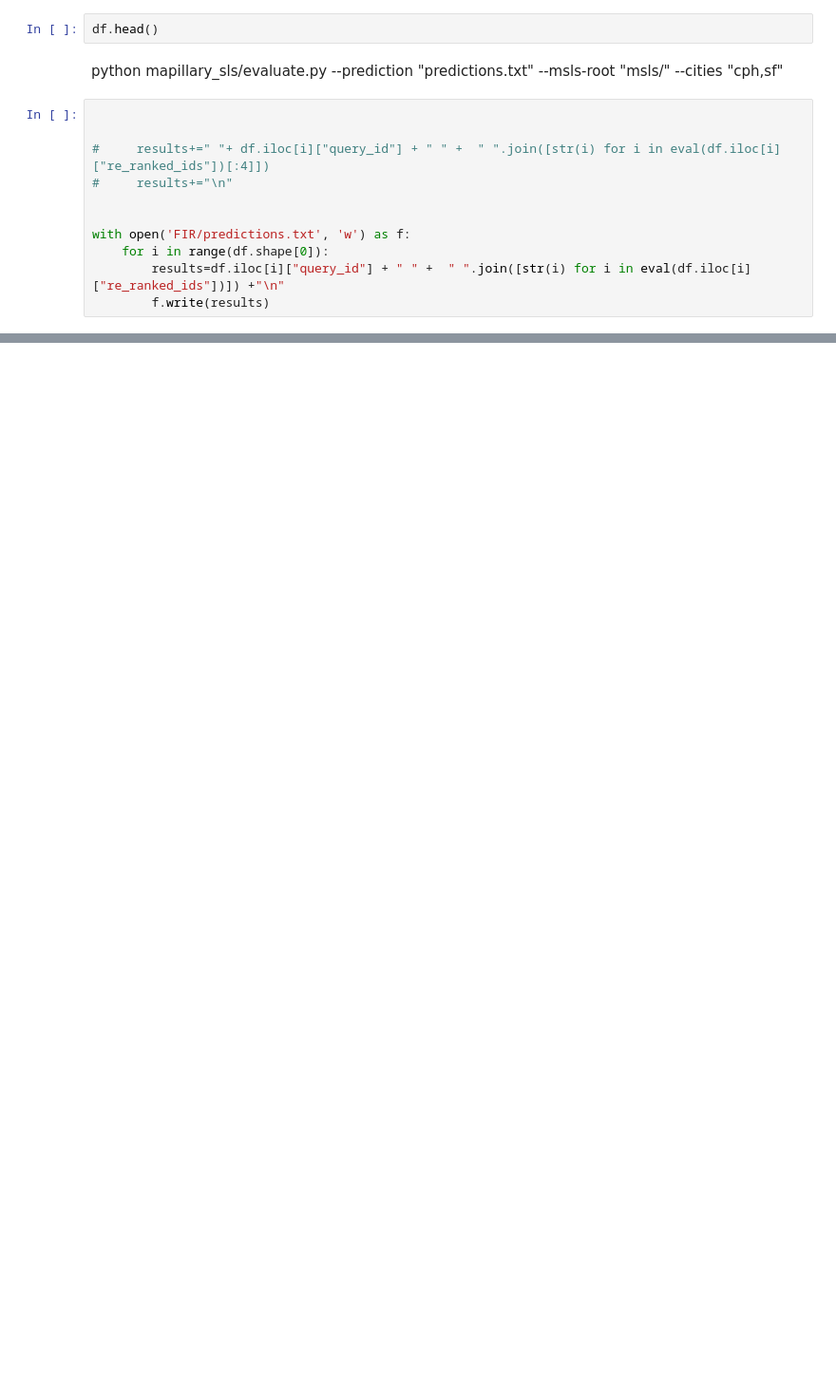
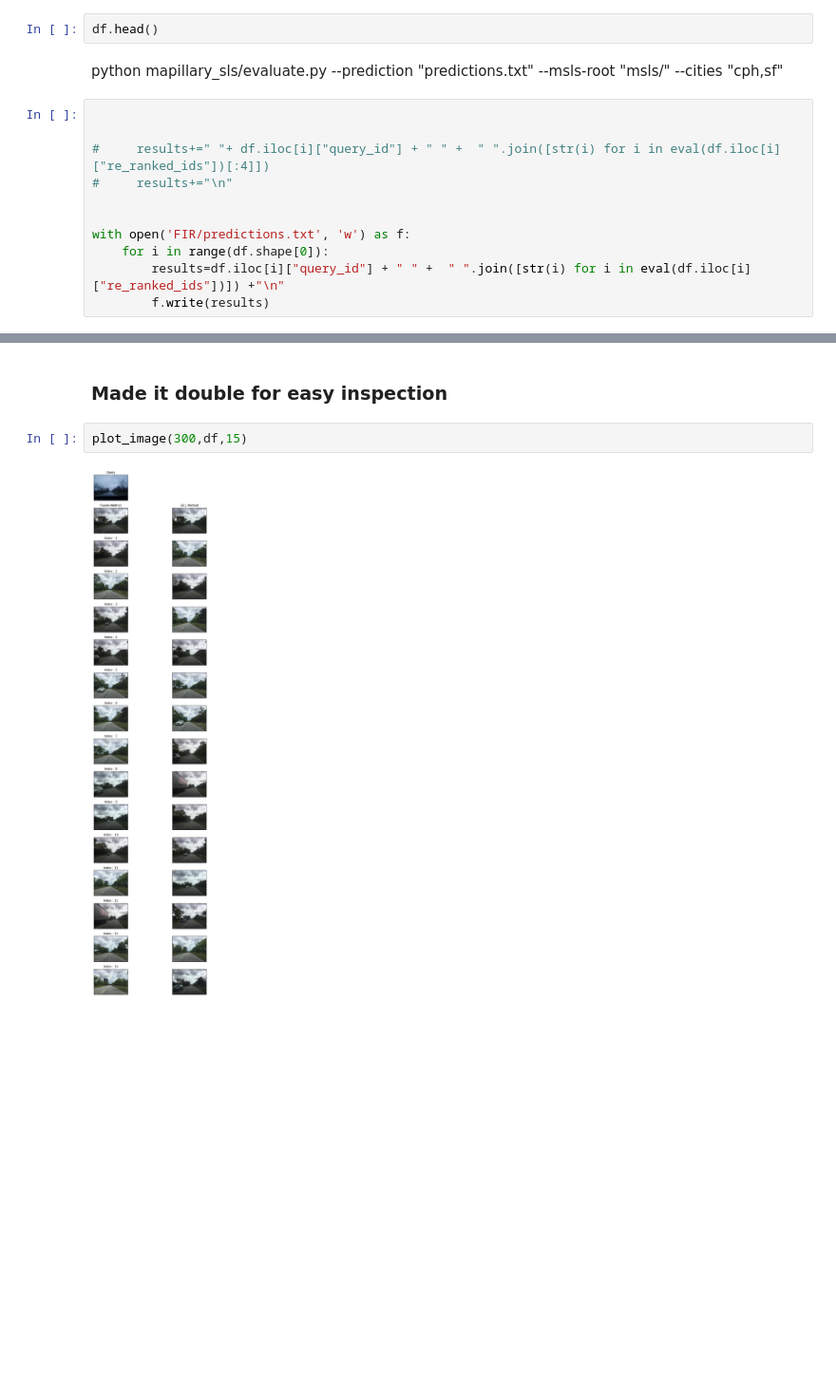
Before and after one commit to peshmerge/advanced_ir, a Jupyter notebook: extra/Fusion.ipynb, the cells around one changed output, grey strips where cells are left out. Shown at 95% size. Saved outputs shown, nothing was run; the diff lists cells and outputs as text; blank space fills up the shorter version.

```diff
--- a/extra/Fusion.ipynb
+++ b/extra/Fusion.ipynb
@@ -322,0 +368,7 @@ dataset = MSLS(DATASET_ROOT, cities = "", mode = 'val', posDistThr = 25)
+# %% [markdown]
+<h3>Made it double for easy inspection</h3>
+# %%
+plot_image(300,df,15)
+# %% [output]
+[figure, added]
+[figure, added]
```
Also changed, not shown: parts of 11 cells of this notebook.
